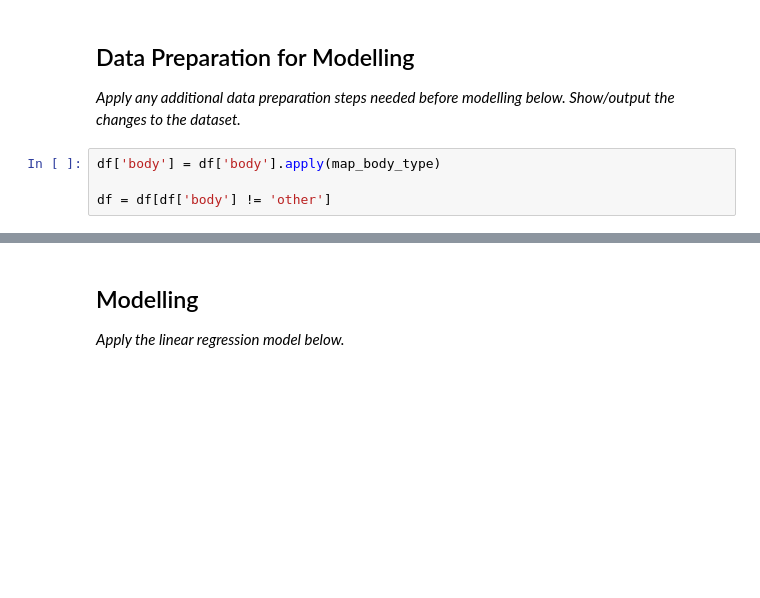
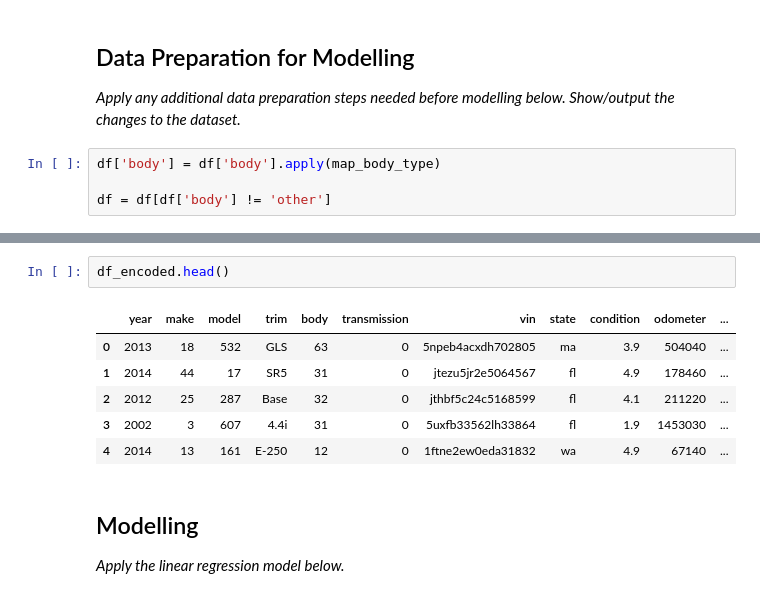
Before and after one commit to abdelrahman-walid/yougotsoftwared, a Jupyter notebook: Regression_Mini-Project.ipynb, the cells around one changed output, grey strips where cells are left out. Drawn from its saved outputs; the diff is of its cells as text; blank space fills up the shorter version.

```diff
--- a/Regression_Mini-Project.ipynb
+++ b/Regression_Mini-Project.ipynb
@@ -263,3 +313,12 @@ df_model = df_model.dropna()
+# %%
+df_encoded.head()
+# %% [output]
+|  | year | make | model | trim | body | transmission | vin | state | condition | odometer | ... |
+| 0 | 2013 | 18 | 532 | GLS | 63 | 0 | 5npeb4acxdh702805 | ma | 3.9 | 504040 | ... |
+| 1 | 2014 | 44 | 17 | SR5 | 31 | 0 | jtezu5jr2e5064567 | fl | 4.9 | 178460 | ... |
+| 2 | 2012 | 25 | 287 | Base | 32 | 0 | jthbf5c24c5168599 | fl | 4.1 | 211220 | ... |
+| 3 | 2002 | 3 | 607 | 4.4i | 31 | 0 | 5uxfb33562lh33864 | fl | 1.9 | 1453030 | ... |
+| 4 | 2014 | 13 | 161 | E-250 | 12 | 0 | 1ftne2ew0eda31832 | wa | 4.9 | 67140 | ... |
 # %% [markdown]
 ## Modelling
 
```
Also changed, not shown: parts of 22 cells of this notebook.
